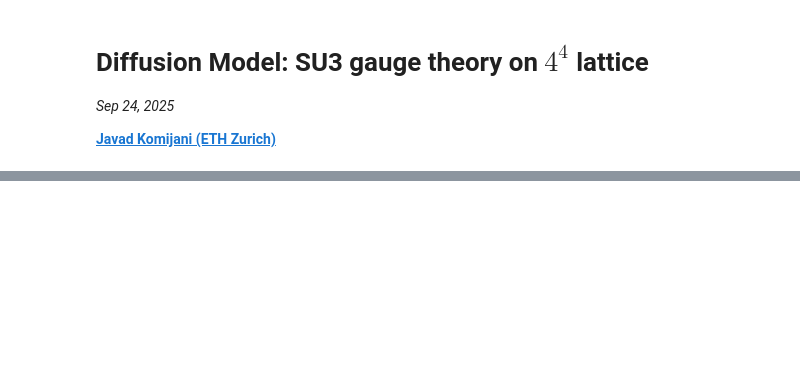
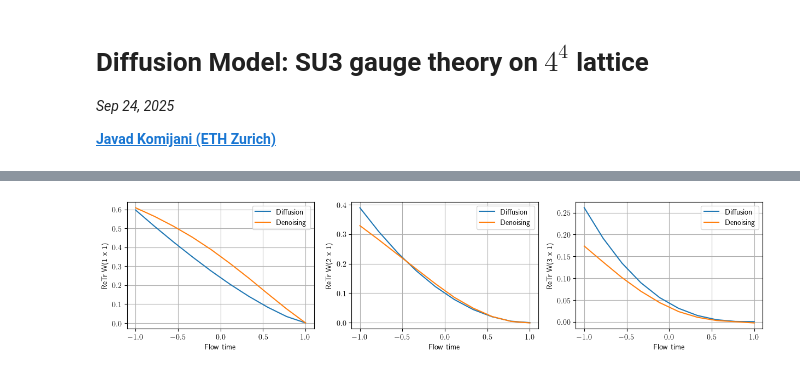
Before and after one commit to jkomijani/lattice_ml, a Jupyter notebook: examples/diffusion/SU3_gauge_4x4x4x4.ipynb, the cells around one changed output, grey strips where cells are left out. Drawn from its saved outputs; the diff is of its cells as text; code cells hidden in the pictures; blank space fills up the shorter version.

```diff
--- a/examples/diffusion/SU3_gauge_4x4x4x4.ipynb
+++ b/examples/diffusion/SU3_gauge_4x4x4x4.ipynb
@@ -209,3 +388,19 @@ plt.legend();
+# %%
+fig, axs = plt.subplots(1, 3, figsize=(15, 3))
+
+
+t_eval = torch.flip(t_eval, dims=(0,))
+denoised_samples = torch.flip(torch.stack(y_eval, dim=0), dims=(0,))
+
+plot_wilson_loops(t_eval, diffused_samples, label='Diffusion', axs=axs)
+plot_wilson_loops(t_eval, denoised_samples, label='Denoising', axs=axs)
+
+for ax in axs:
+    ax.grid()
+
+# fig, axs = plot_3subplots_diffusion(t_eval, denoised_samples)
+# %% [output]
+[figure, added]
 # %%
 diffusion_process.score_fn.weight * 16 / 3
 # %% [output]
```
Also changed, not shown: parts of 27 cells of this notebook.
